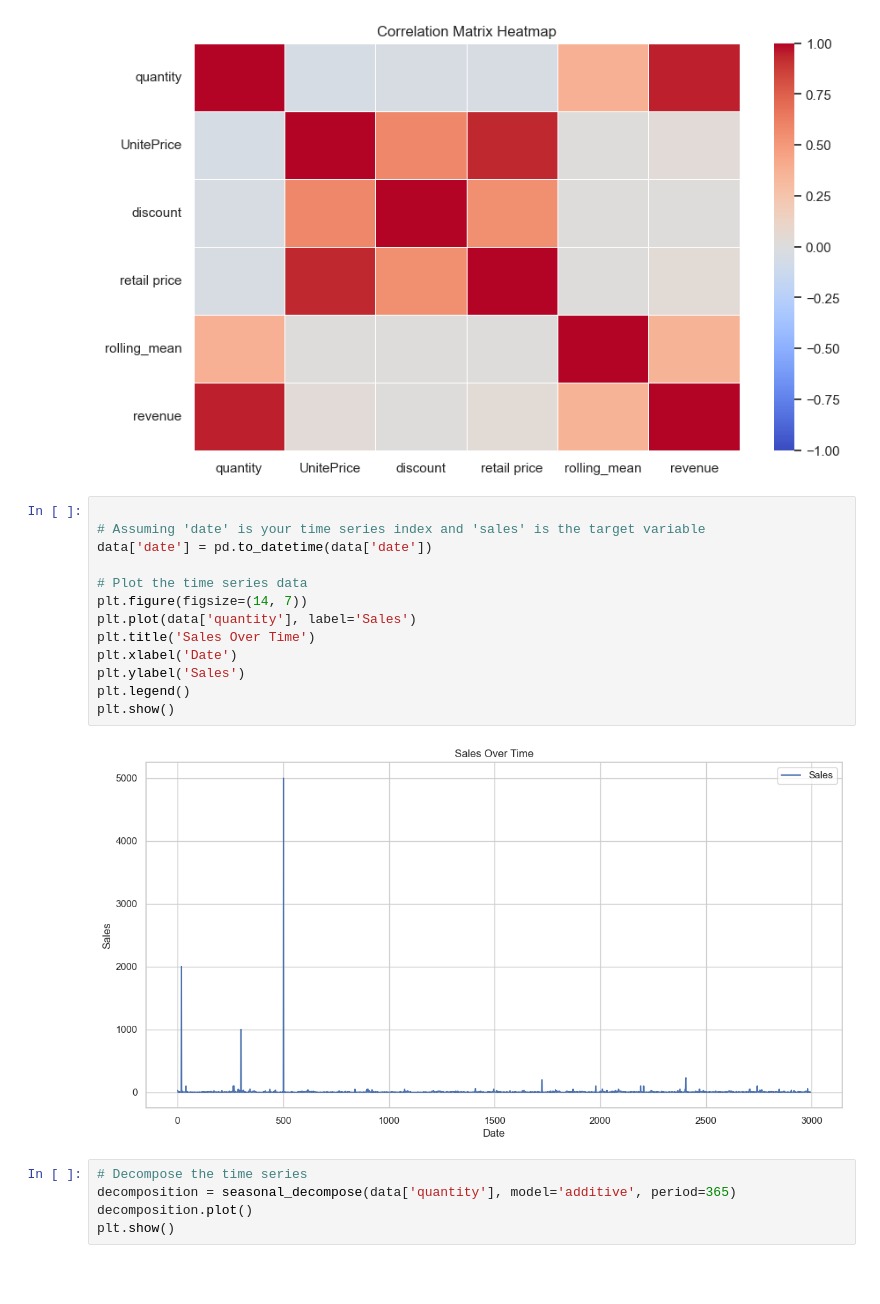
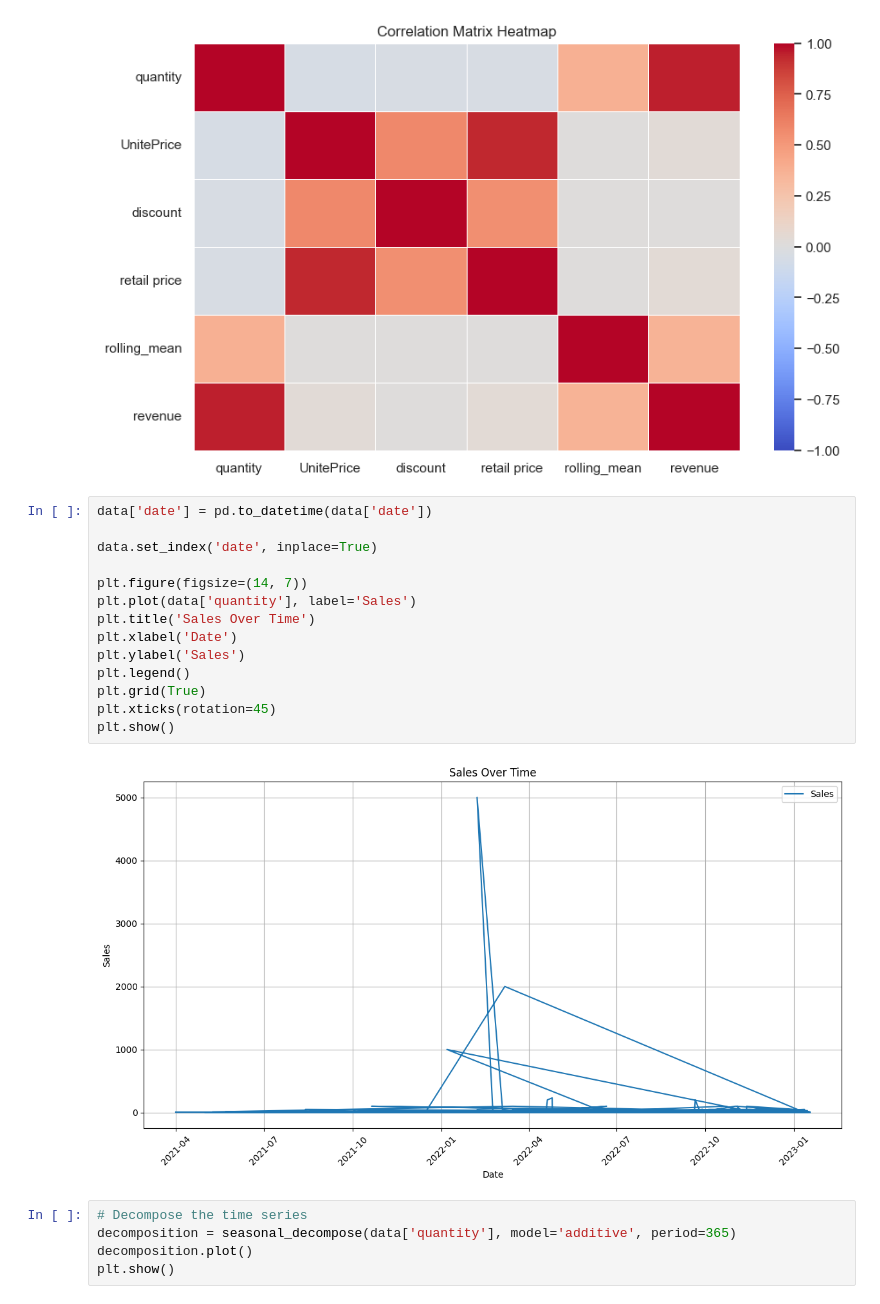
Before and after one commit to youssefelzahar/Forecasting-sales-for-10-days, a Jupyter notebook: Model.ipynb, the cells around one changed output. Cells and saved outputs as stored; diff of their text form; blank space fills up the shorter version.

```diff
--- a/Model.ipynb
+++ b/Model.ipynb
@@ -314,20 +309,21 @@ plt.show()
 # %% [output]
 [figure]
 # %%
-
-# Assuming 'date' is your time series index and 'sales' is the target variable
 data['date'] = pd.to_datetime(data['date'])
 
-# Plot the time series data
+data.set_index('date', inplace=True)
+
 plt.figure(figsize=(14, 7))
 plt.plot(data['quantity'], label='Sales')
 plt.title('Sales Over Time')
 plt.xlabel('Date')
 plt.ylabel('Sales')
 plt.legend()
+plt.grid(True)
+plt.xticks(rotation=45)
 plt.show()
 # %% [output]
-[figure, old version]
+[figure, new version]
 # %%
 # Decompose the time series
 decomposition = seasonal_decompose(data['quantity'], model='additive', period=365)
```
Also changed, not shown: parts of 25 cells of this notebook.
